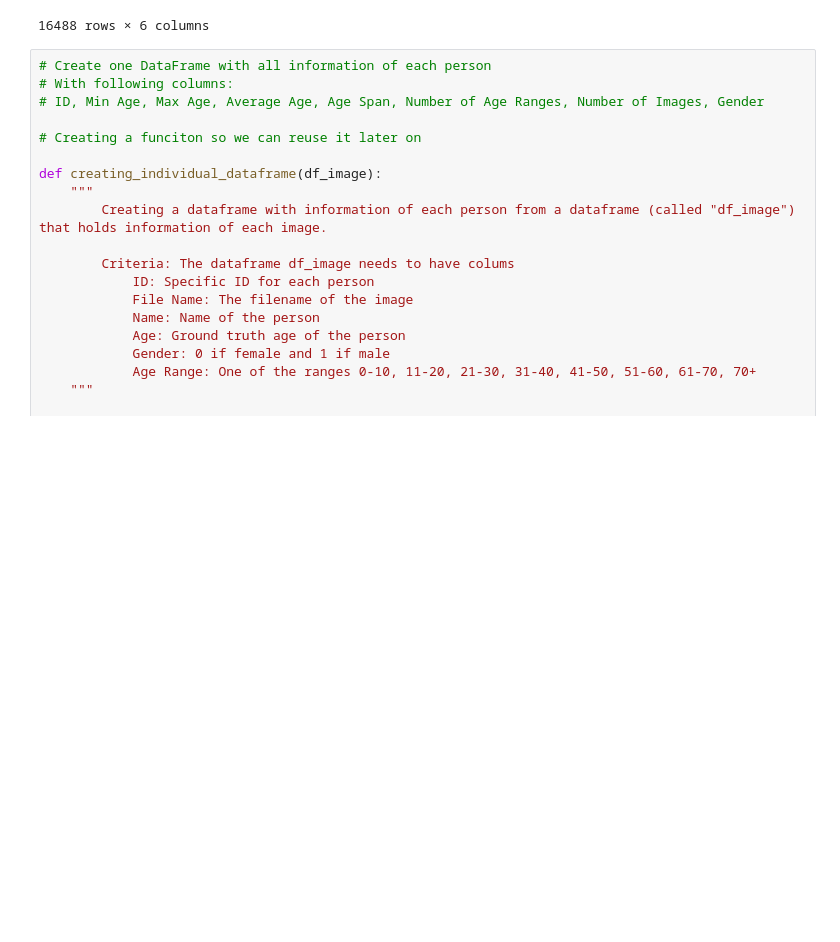
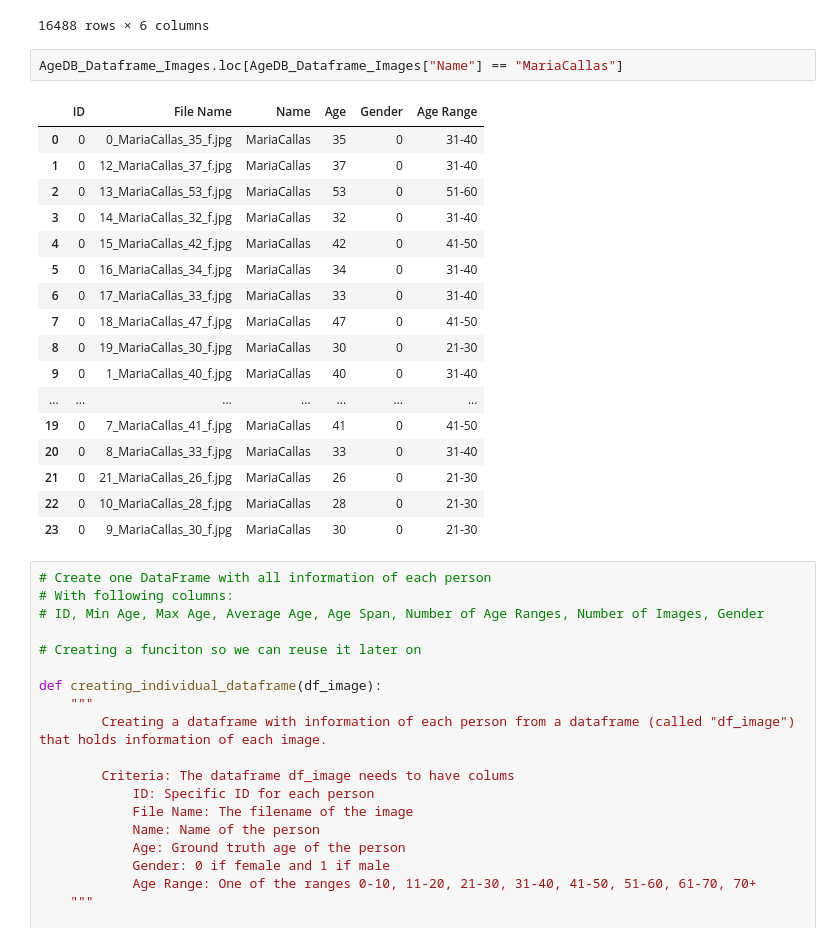
Before and after one commit to ivarblohm/FaceProject, a Jupyter notebook: AgeDB_Preprocess.ipynb, the cells around one changed output. Saved outputs shown, nothing was run; the diff lists cells and outputs as text; blank space fills up the shorter version.

```diff
--- a/AgeDB_Preprocess.ipynb
+++ b/AgeDB_Preprocess.ipynb
@@ -144,6 +144,26 @@ AgeDB_Dataframe_Images
 | 16486 | 566 | 9975_ElkeSommer_67_f.jpg | ElkeSommer | 67 | 0 | 61-70 |
 | 16487 | 566 | 9962_ElkeSommer_44_f.jpg | ElkeSommer | 44 | 0 | 41-50 |
 16488 rows × 6 columns
+# %%
+AgeDB_Dataframe_Images.loc[AgeDB_Dataframe_Images["Name"] == "MariaCallas"]
+# %% [output]
+|  | ID | File Name | Name | Age | Gender | Age Range |
+| 0 | 0 | 0_MariaCallas_35_f.jpg | MariaCallas | 35 | 0 | 31-40 |
+| 1 | 0 | 12_MariaCallas_37_f.jpg | MariaCallas | 37 | 0 | 31-40 |
+| 2 | 0 | 13_MariaCallas_53_f.jpg | MariaCallas | 53 | 0 | 51-60 |
+| 3 | 0 | 14_MariaCallas_32_f.jpg | MariaCallas | 32 | 0 | 31-40 |
+| 4 | 0 | 15_MariaCallas_42_f.jpg | MariaCallas | 42 | 0 | 41-50 |
+| 5 | 0 | 16_MariaCallas_34_f.jpg | MariaCallas | 34 | 0 | 31-40 |
+| 6 | 0 | 17_MariaCallas_33_f.jpg | MariaCallas | 33 | 0 | 31-40 |
+| 7 | 0 | 18_MariaCallas_47_f.jpg | MariaCallas | 47 | 0 | 41-50 |
+| 8 | 0 | 19_MariaCallas_30_f.jpg | MariaCallas | 30 | 0 | 21-30 |
+| 9 | 0 | 1_MariaCallas_40_f.jpg | MariaCallas | 40 | 0 | 31-40 |
+| ... | ... | ... | ... | ... | ... | ... |
+| 19 | 0 | 7_MariaCallas_41_f.jpg | MariaCallas | 41 | 0 | 41-50 |
+| 20 | 0 | 8_MariaCallas_33_f.jpg | MariaCallas | 33 | 0 | 31-40 |
+| 21 | 0 | 21_MariaCallas_26_f.jpg | MariaCallas | 26 | 0 | 21-30 |
+| 22 | 0 | 10_MariaCallas_28_f.jpg | MariaCallas | 28 | 0 | 21-30 |
+| 23 | 0 | 9_MariaCallas_30_f.jpg | MariaCallas | 30 | 0 | 21-30 |
 # %%
 # Create one DataFrame with all information of each person
 # With following columns:
```
Also changed, not shown: parts of 2 cells of this notebook, 4 other files.
